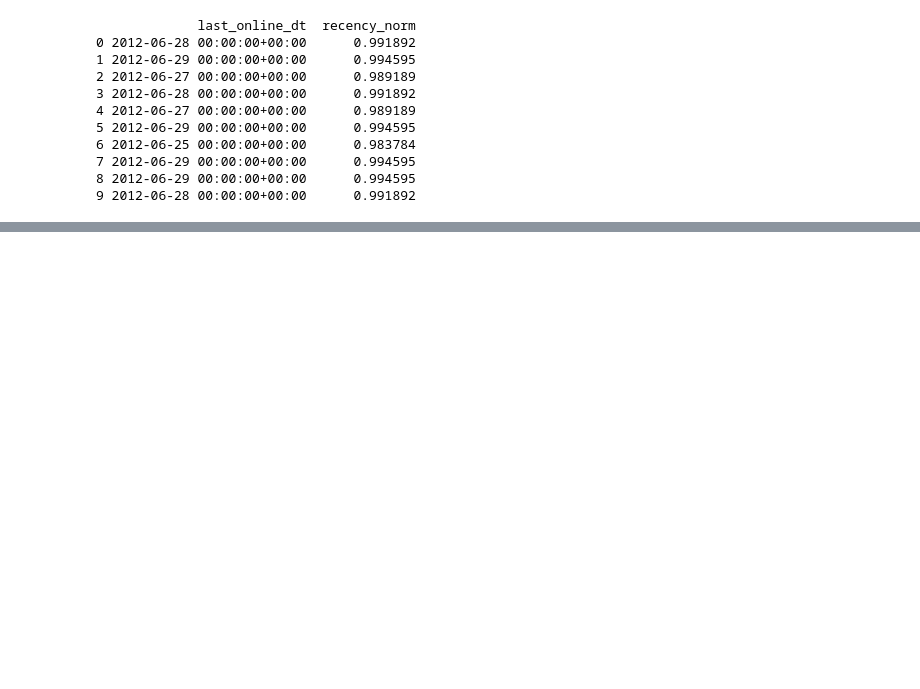
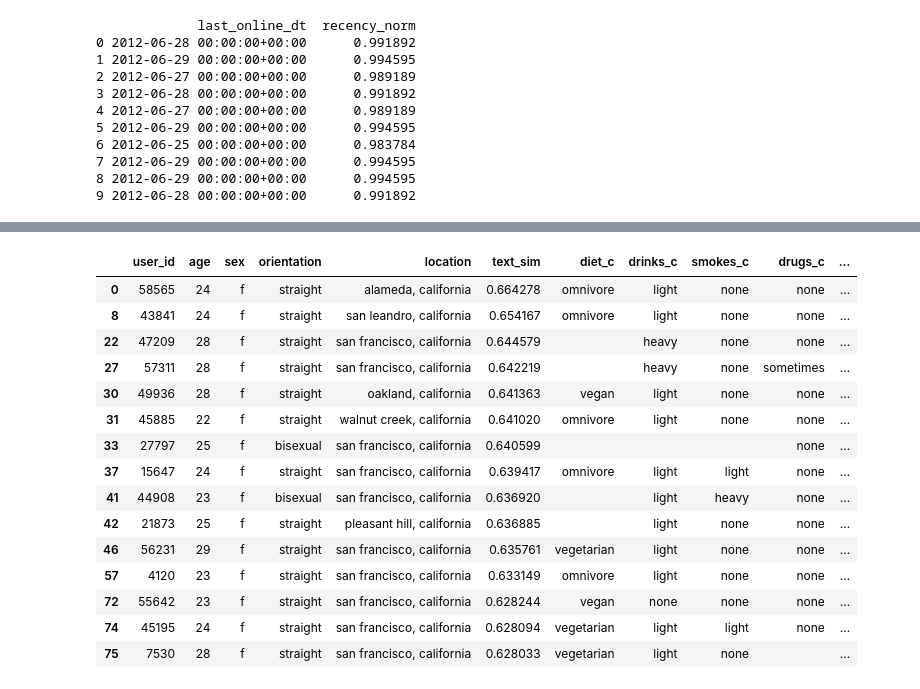
Before and after one commit to KrishaVeera/Decoding-the-Dating-Game, a Jupyter notebook: tinder_algo.ipynb, the cells around one changed output, grey strips where cells are left out. Saved outputs shown, nothing was run; the diff lists cells and outputs as text; code cells hidden in the pictures; blank space fills up the shorter version.

```diff
--- a/tinder_algo.ipynb
+++ b/tinder_algo.ipynb
@@ -98,15 +98,3 @@ def _ensure_text_sim(cands: pd.DataFrame) -> pd.DataFrame:
         c["text_sim"] = c["score"]
     c["text_sim"] = c["text_sim"].fillna(0).clip(lower=0)
     return c
-# %%
-cands = get_matches(user_id=u,k=500,use_orientation=True,use_location=True, max_km=50,
-    use_age=True,use_diet=False,use_drinks=False,use_smokes=False,use_drugs=False,
-    drinks_strict=False, smokes_strict=False, drugs_strict=False,allow_missing=True).copy()
-
-# Compute components and map score
-cands = compute_component_scores(user_id=u, cands=cands, max_km=50,
-    drinks_strict=False, smokes_strict=False, drugs_strict=True,
-    allow_missing=True)
-cands = _ensure_text_sim(cands)
-
-cands[["user_id","text_sim","age_score","lifestyle_score","loc_score"]].head(10)
@@ -129,0 +188,22 @@ After age rule: 1126
+# %%
+scored = compute_component_scores(user_id=u, cands=cands, max_km=20,
+    drinks_strict=False, smokes_strict=False, drugs_strict=False, allow_missing=True)
+scored = _ensure_text_sim(scored)
+scored.head(15)
+# %% [output]
+|  | user_id | age | sex | orientation | location | text_sim | diet_c | drinks_c | smokes_c | drugs_c | ... |
+| 0 | 58565 | 24 | f | straight | alameda, california | 0.664278 | omnivore | light | none | none | ... |
+| 8 | 43841 | 24 | f | straight | san leandro, california | 0.654167 | omnivore | light | none | none | ... |
+| 22 | 47209 | 28 | f | straight | san francisco, california | 0.644579 |  | heavy | none | none | ... |
+| 27 | 57311 | 28 | f | straight | san francisco, california | 0.642219 |  | heavy | none | sometimes | ... |
+| 30 | 49936 | 28 | f | straight | oakland, california | 0.641363 | vegan | light | none | none | ... |
+| 31 | 45885 | 22 | f | straight | walnut creek, california | 0.641020 | omnivore | light | none | none | ... |
+| 33 | 27797 | 25 | f | bisexual | san francisco, california | 0.640599 |  |  |  | none | ... |
+| 37 | 15647 | 24 | f | straight | san francisco, california | 0.639417 | omnivore | light | light | none | ... |
+| 41 | 44908 | 23 | f | bisexual | san francisco, california | 0.636920 |  | light | heavy | none | ... |
+| 42 | 21873 | 25 | f | straight | pleasant hill, california | 0.636885 |  | light | none | none | ... |
+| 46 | 56231 | 29 | f | straight | san francisco, california | 0.635761 | vegetarian | light | none | none | ... |
+| 57 | 4120 | 23 | f | straight | san francisco, california | 0.633149 | omnivore | light | none | none | ... |
+| 72 | 55642 | 23 | f | straight | san francisco, california | 0.628244 | vegan | none | none | none | ... |
+| 74 | 45195 | 24 | f | straight | san francisco, california | 0.628094 | vegetarian | light | light | none | ... |
+| 75 | 7530 | 28 | f | straight | san francisco, california | 0.628033 | vegetarian | light | none |  | ... |
```
Also changed, not shown: parts of 7 cells of this notebook.
